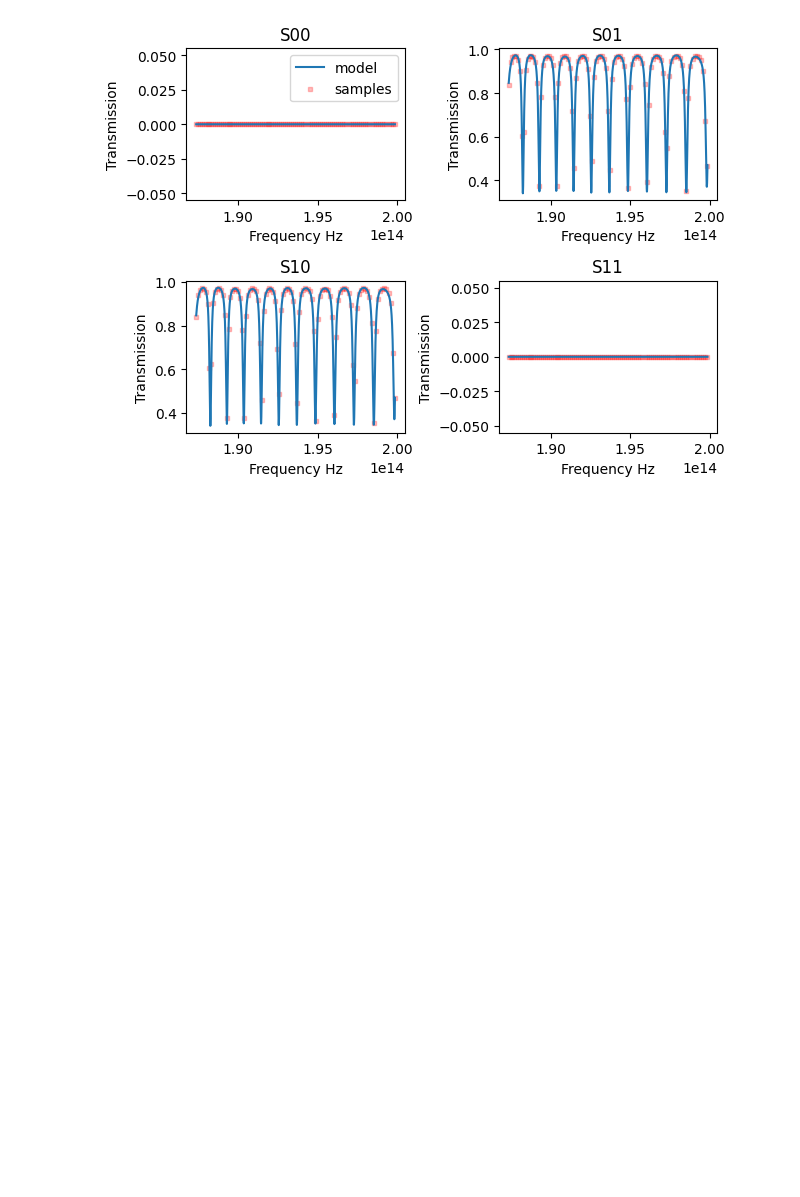
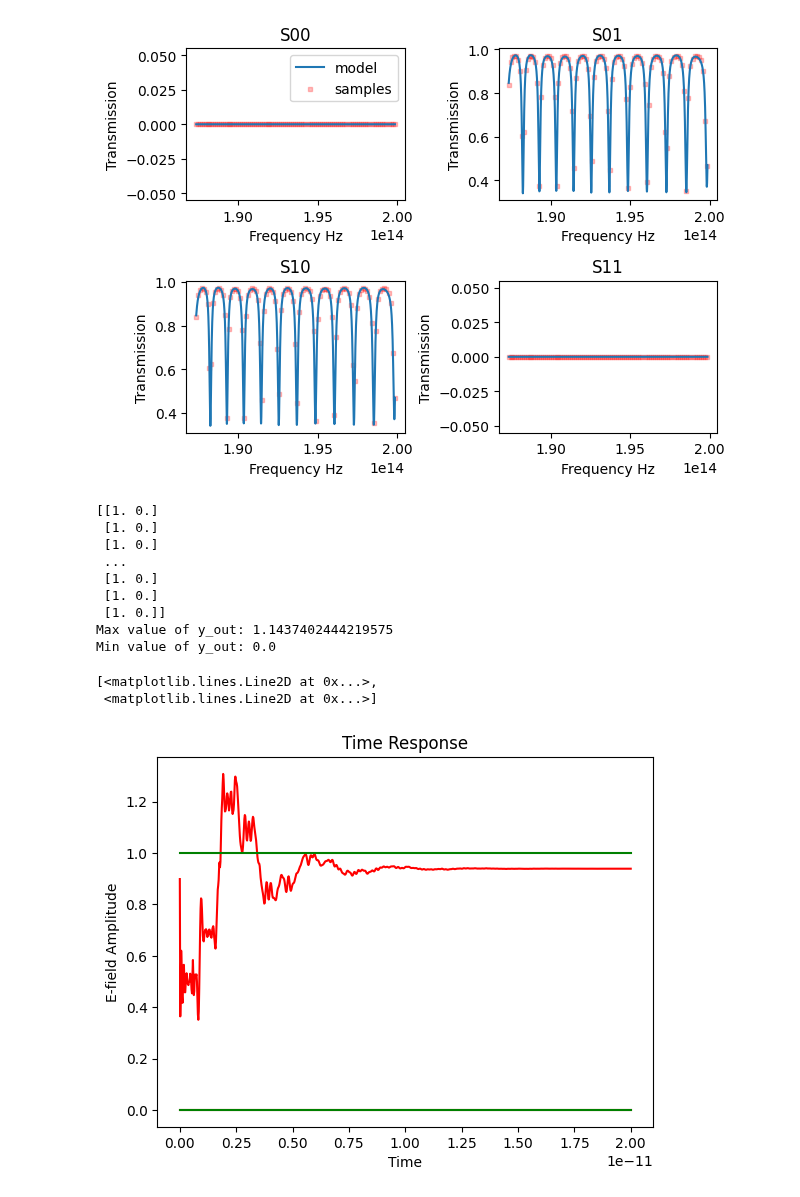
Before and after one commit to BYUCamachoLab/simphony, a Jupyter notebook: simphony/time_domain/examples/CVFTesting.ipynb, the cells around one changed output. Saved outputs shown, nothing was run; the diff lists cells and outputs as text; code cells hidden in the pictures; blank space fills up the shorter version.

Commit message:
Added all of the baseband model and tested it for accruacy but there are issues with the time domain that I am attempting to fix

```diff
--- a/simphony/time_domain/examples/CVFTesting.ipynb
+++ b/simphony/time_domain/examples/CVFTesting.ipynb
@@ -41,7 +42,7 @@ model_order =50
 wvl = np.linspace(1.5, 1.6, num_measurements)
 s = circuit(wl=wvl, wg={"length": 77.0, "loss": 100})
 print(type(s))
-model = CVFModel(wvl,s,50)
+model = CVFModelBaseband(wvl,s,50)
 model.plot_frequency_domain_model()
 # %% [output]
 An NVIDIA GPU may be present on this machine, but a CUDA-enabled jaxlib is not installed. Falling back to cpu.
@@ -52,3 +53,39 @@ Estimator: 10.138450446331097
 Estimator: 6.9035971500029945
 Estimator: 1.5588766574298571
 [figure]
+# %%
+N = int(1000)
+T = 2e-11
+t = np.linspace(0, T, N)
+sig = np.exp(1j*2*np.pi*t*0)
+sig = sig.reshape(-1, 1)
+
+impulse = np.hstack([np.real(sig), np.imag(sig)])
+print(impulse)
+tsys = pole_residue_to_time_system(model)
+output = tsys.response(impulse)
+
+t_out, y_out = output
+
+plt.title("Time Response")
+plt.xlabel("Time")
+plt.ylabel("E-field Amplitude")
+
+plt.plot(t_out, np.abs(y_out)**2,'red')
+print(f"Max value of y_out: {np.max(np.abs(y_out))}")
+print(f"Min value of y_out: {np.min(np.abs(y_out))}")
+
+plt.plot(t, impulse,'green')
+# %% [output]
+[[1. 0.]
+ [1. 0.]
+ [1. 0.]
+ ...
+ [1. 0.]
+ [1. 0.]
+ [1. 0.]]
+Max value of y_out: 1.1437402444219575
+Min value of y_out: 0.0
+[<matplotlib.lines.Line2D at 0x...>,
+ <matplotlib.lines.Line2D at 0x...>]
+[figure, added]
```
Also changed, not shown: parts of 2 cells of this notebook, 4 other files.
